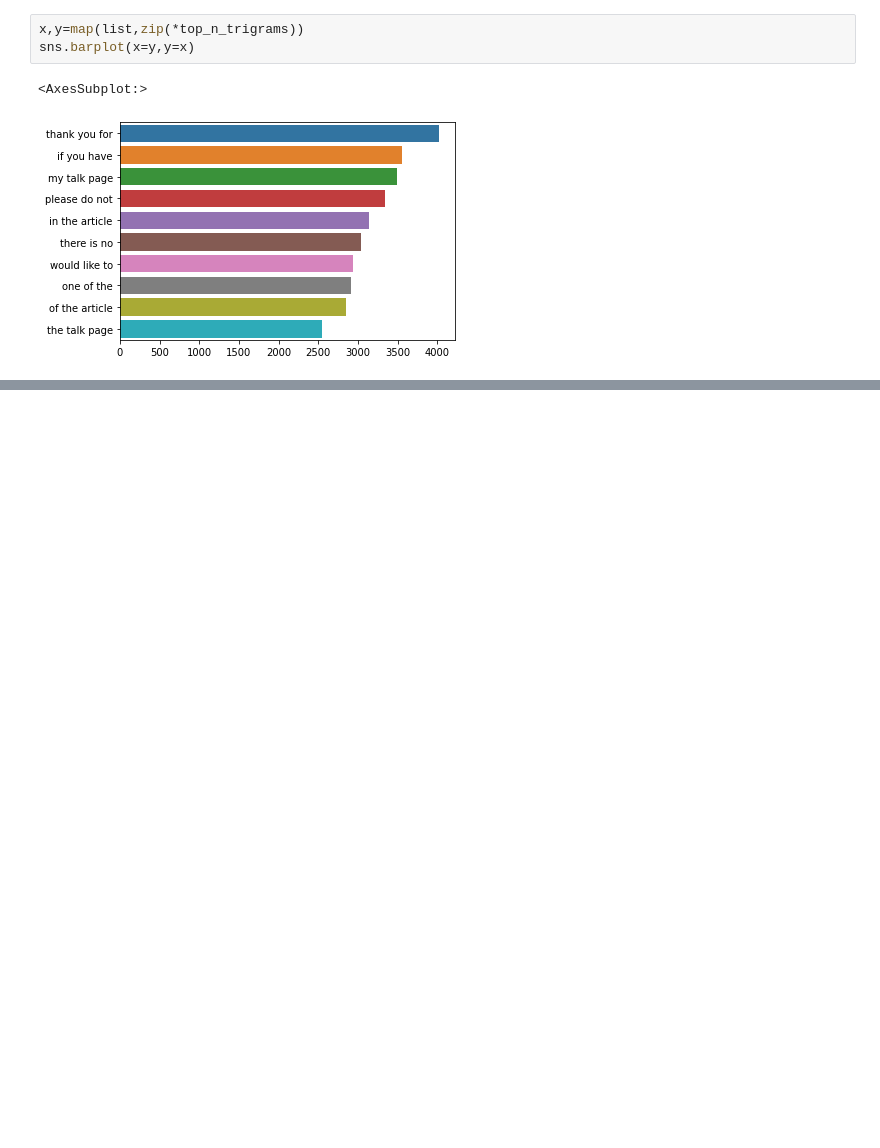
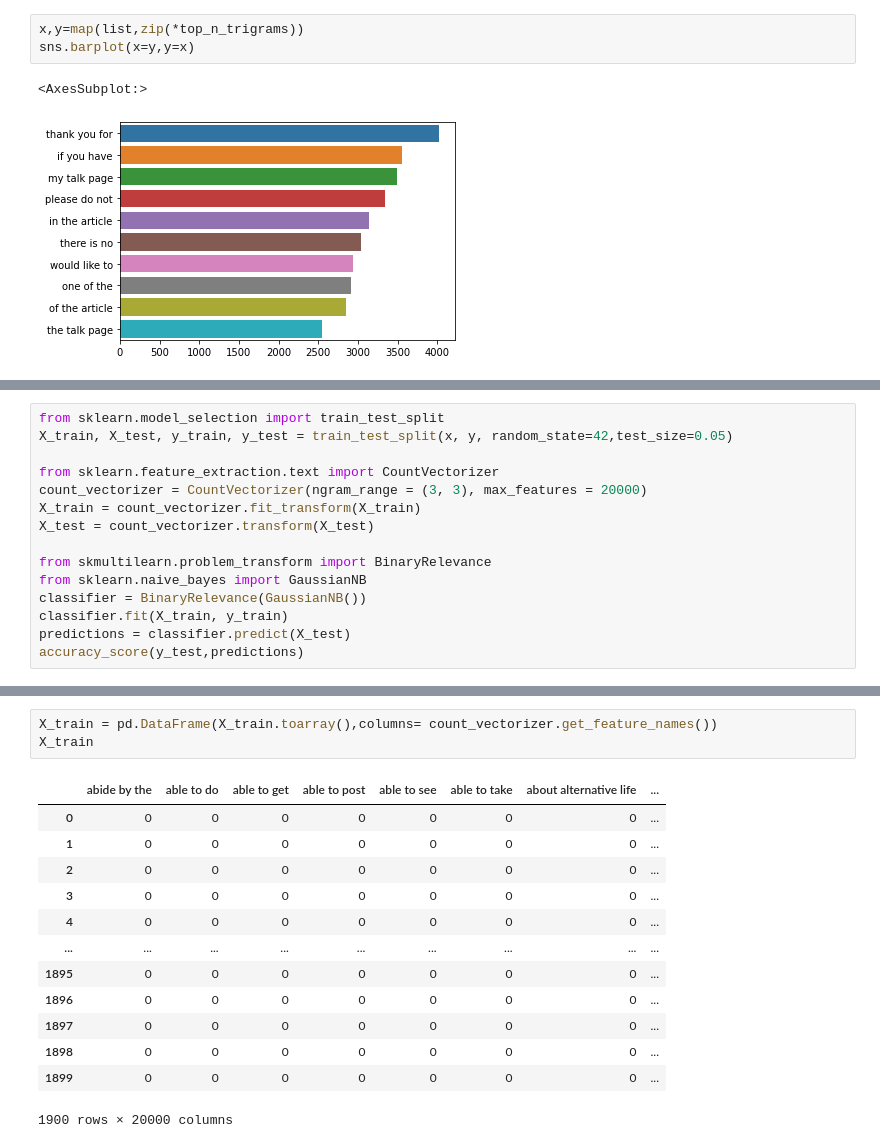
Before and after one commit to Yashi11/Polygamous-Classification-of-Toxic-Content, a Jupyter notebook: ml-project.ipynb, the cells around one changed output, grey strips where cells are left out. Cells and saved outputs as stored; diff of their text form; blank space fills up the shorter version.

```diff
--- a/ml-project.ipynb
+++ b/ml-project.ipynb
@@ -291,0 +458,15 @@ sns.barplot(x=y,y=x)
+# %%
+from sklearn.model_selection import train_test_split
+X_train, X_test, y_train, y_test = train_test_split(x, y, random_state=42,test_size=0.05)
+
+from sklearn.feature_extraction.text import CountVectorizer
+count_vectorizer = CountVectorizer(ngram_range = (3, 3), max_features = 20000)
+X_train = count_vectorizer.fit_transform(X_train)
+X_test = count_vectorizer.transform(X_test)
+
+from skmultilearn.problem_transform import BinaryRelevance
+from sklearn.naive_bayes import GaussianNB
+classifier = BinaryRelevance(GaussianNB())
+classifier.fit(X_train, y_train)
+predictions = classifier.predict(X_test)
+accuracy_score(y_test,predictions)
@@ -291,0 +503,17 @@ sns.barplot(x=y,y=x)
+# %%
+X_train = pd.DataFrame(X_train.toarray(),columns= count_vectorizer.get_feature_names())
+X_train
+# %% [output]
+|  | abide by the | able to do | able to get | able to post | able to see | able to take | about alternative life | ... |
+| 0 | 0 | 0 | 0 | 0 | 0 | 0 | 0 | ... |
+| 1 | 0 | 0 | 0 | 0 | 0 | 0 | 0 | ... |
+| 2 | 0 | 0 | 0 | 0 | 0 | 0 | 0 | ... |
+| 3 | 0 | 0 | 0 | 0 | 0 | 0 | 0 | ... |
+| 4 | 0 | 0 | 0 | 0 | 0 | 0 | 0 | ... |
+| ... | ... | ... | ... | ... | ... | ... | ... | ... |
+| 1895 | 0 | 0 | 0 | 0 | 0 | 0 | 0 | ... |
+| 1896 | 0 | 0 | 0 | 0 | 0 | 0 | 0 | ... |
+| 1897 | 0 | 0 | 0 | 0 | 0 | 0 | 0 | ... |
+| 1898 | 0 | 0 | 0 | 0 | 0 | 0 | 0 | ... |
+| 1899 | 0 | 0 | 0 | 0 | 0 | 0 | 0 | ... |
+1900 rows × 20000 columns
```
Also changed, not shown: parts of 43 cells of this notebook.
